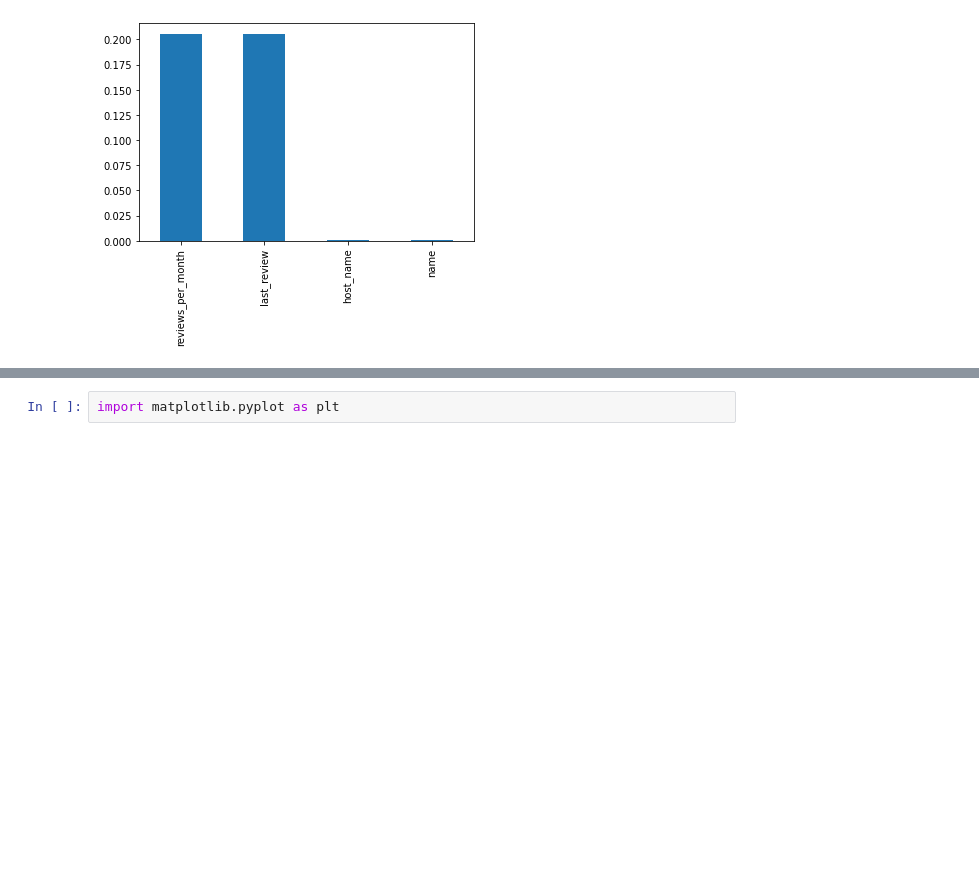
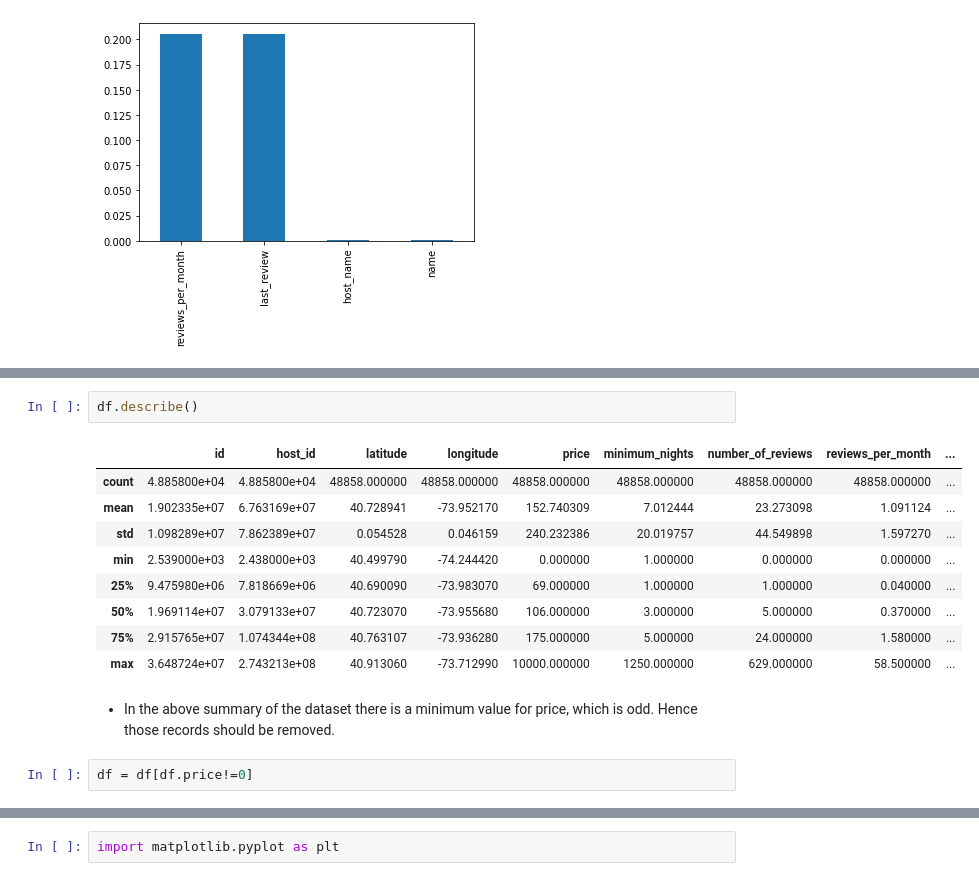
Before and after one commit to omkar-rayala/airbnb_analysis, a Jupyter notebook: airbnb.ipynb, the cells around one changed output, grey strips where cells are left out. Saved outputs shown, nothing was run; the diff lists cells and outputs as text; blank space fills up the shorter version.

```diff
--- a/airbnb.ipynb
+++ b/airbnb.ipynb
@@ -131,0 +184,16 @@ per_missing_values[per_missing_values != 0].plot(kind ='bar')
+# %%
+df.describe()
+# %% [output]
+|  | id | host_id | latitude | longitude | price | minimum_nights | number_of_reviews | reviews_per_month | ... |
+| count | 4.885800e+04 | 4.885800e+04 | 48858.000000 | 48858.000000 | 48858.000000 | 48858.000000 | 48858.000000 | 48858.000000 | ... |
+| mean | 1.902335e+07 | 6.763169e+07 | 40.728941 | -73.952170 | 152.740309 | 7.012444 | 23.273098 | 1.091124 | ... |
+| std | 1.098289e+07 | 7.862389e+07 | 0.054528 | 0.046159 | 240.232386 | 20.019757 | 44.549898 | 1.597270 | ... |
+| min | 2.539000e+03 | 2.438000e+03 | 40.499790 | -74.244420 | 0.000000 | 1.000000 | 0.000000 | 0.000000 | ... |
+| 25% | 9.475980e+06 | 7.818669e+06 | 40.690090 | -73.983070 | 69.000000 | 1.000000 | 1.000000 | 0.040000 | ... |
+| 50% | 1.969114e+07 | 3.079133e+07 | 40.723070 | -73.955680 | 106.000000 | 3.000000 | 5.000000 | 0.370000 | ... |
+| 75% | 2.915765e+07 | 1.074344e+08 | 40.763107 | -73.936280 | 175.000000 | 5.000000 | 24.000000 | 1.580000 | ... |
+| max | 3.648724e+07 | 2.743213e+08 | 40.913060 | -73.712990 | 10000.000000 | 1250.000000 | 629.000000 | 58.500000 | ... |
+# %% [markdown]
+- In the above summary of the dataset there is a minimum value for price, which is odd. Hence those records should be removed.
+# %%
+df = df[df.price!=0]
```
Also changed, not shown: parts of 9 cells of this notebook.
